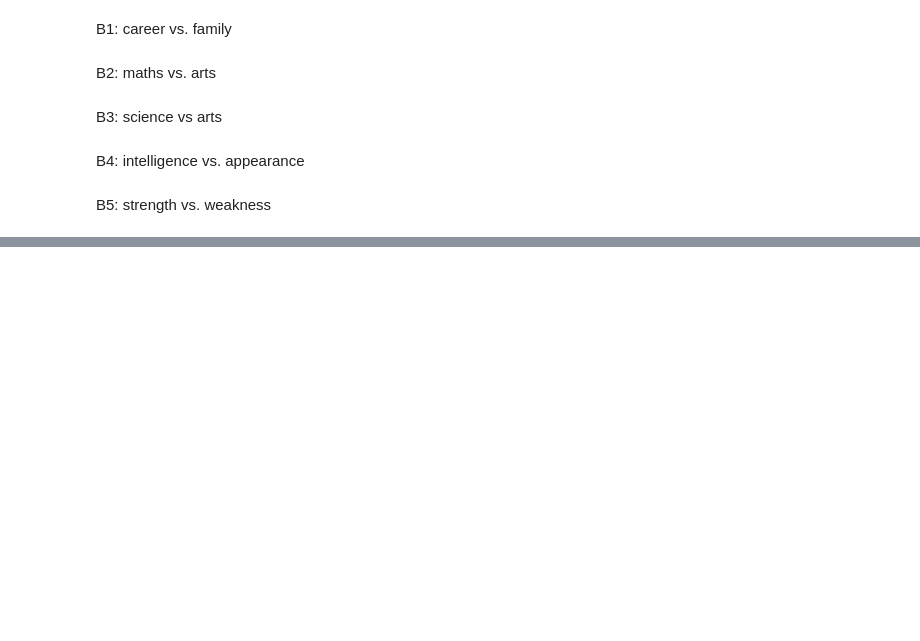
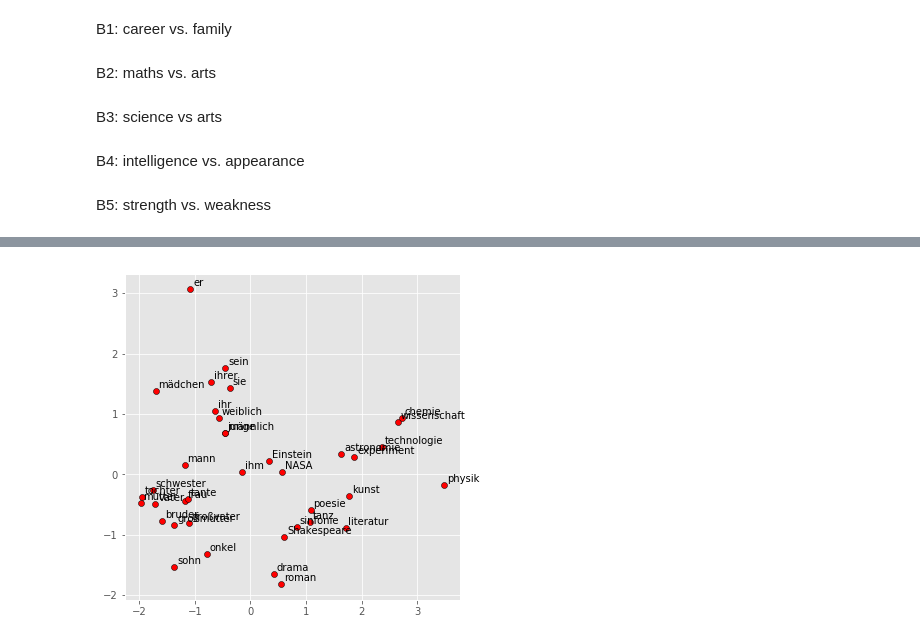
Before and after one commit to MiaDiaDev/bias_german_embeddings, a Jupyter notebook: fasttext_embeddings.ipynb, the cells around one changed output, grey strips where cells are left out. Cells and saved outputs as stored; diff of their text form; code cells hidden in the pictures; blank space fills up the shorter version.

```diff
--- a/fasttext_embeddings.ipynb
+++ b/fasttext_embeddings.ipynb
@@ -87,4 +70,4 @@ Load models (2-6 min.)
 # %%
-wv_1995 = KeyedVectors.load("trained_models/model_1995_training_3_wordvectors", mmap='r')
-wv_2010 = KeyedVectors.load("trained_models/model_2010_training_3_wordvectors", mmap='r')
-wv_2020 = KeyedVectors.load("trained_models/model_2020_training_3_wordvectors", mmap='r')
+wv_1995 = KeyedVectors.load("gensim4.0.1_ft_models/vectors_1995.kv", mmap='r')
+wv_2010 = KeyedVectors.load("gensim4.0.1_ft_models/vectors_2010.kv", mmap='r')
+wv_2020 = KeyedVectors.load("gensim4.0.1_ft_models/vectors_2020.kv", mmap='r')
@@ -131,11 +79,0 @@ from matplotlib import pyplot
-# %%
-# fit a 2d PCA model to the vectors
-X = wv_1995
-pca = PCA(n_components=2)
-result = pca.fit_transform(X)
-# create a scatter plot of the projection
-pyplot.scatter(result[:, 0], result[:, 1])
-words = list(wv_1995[:20])
-for i, word in enumerate(words):
-	pyplot.annotate(word, xy=(result[i, 0], result[i, 1]))
-pyplot.show()
@@ -409,0 +379,5 @@ plot_most_biased_clustering(biased, debiased, seed='ends', n_extreme=500, random
+# %%
+display_pca_scatterplot(wv_2010, ["weiblich","frau","mädchen","schwester","sie","ihr","ihrer","tochter","mutter","tante","großmutter","männlich","mann","junge","bruder","er","ihm","sein","sohn","vater","onkel","großvater","wissenschaft","technologie","physik","chemie","Einstein","NASA","experiment","astronomie","poesie","kunst","Shakespeare","tanz","literatur","roman","sinfonie","drama"])
+plt.savefig('/PCA/2010.png')
+# %% [output]
+[figure, added]
```
Also changed, not shown: parts of 59 cells of this notebook.
